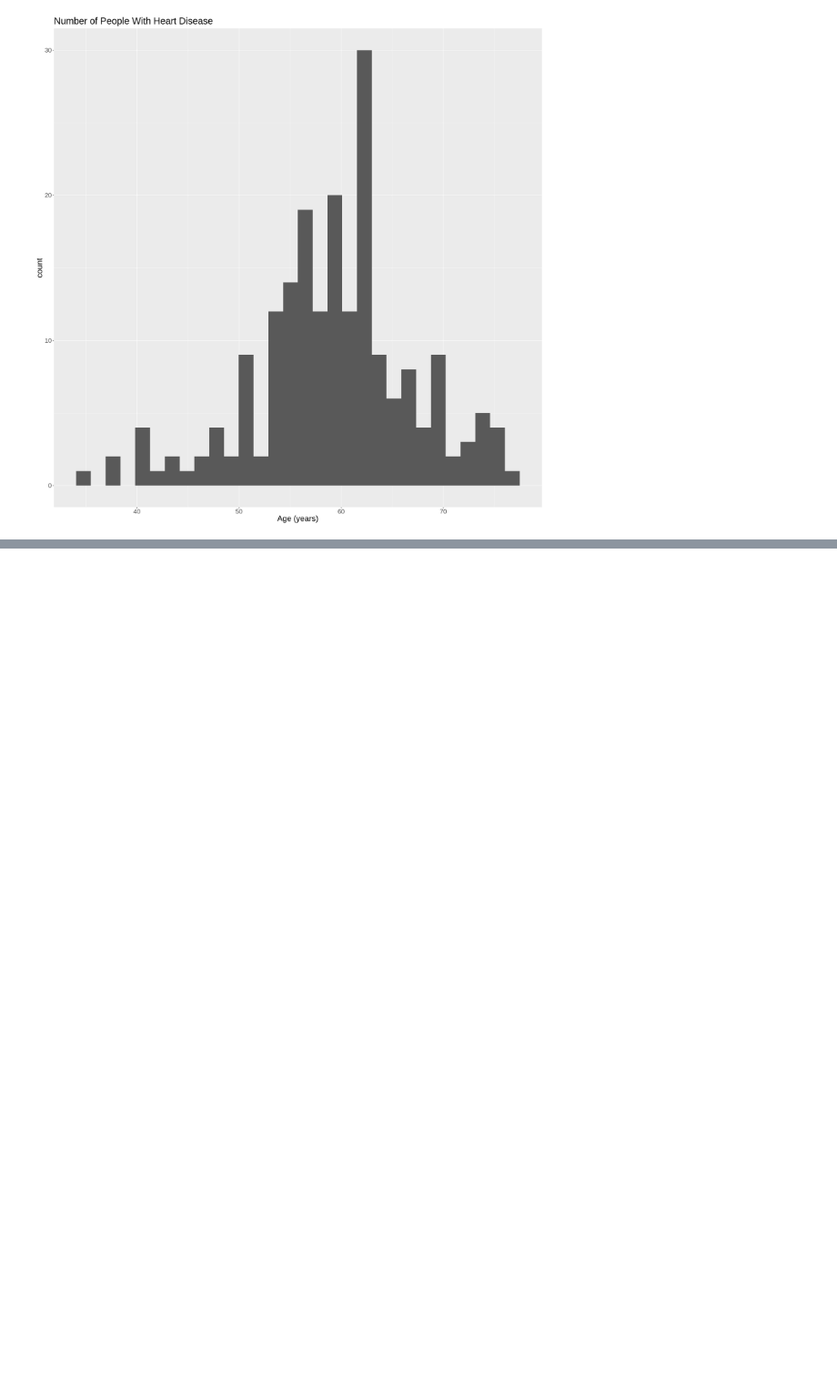
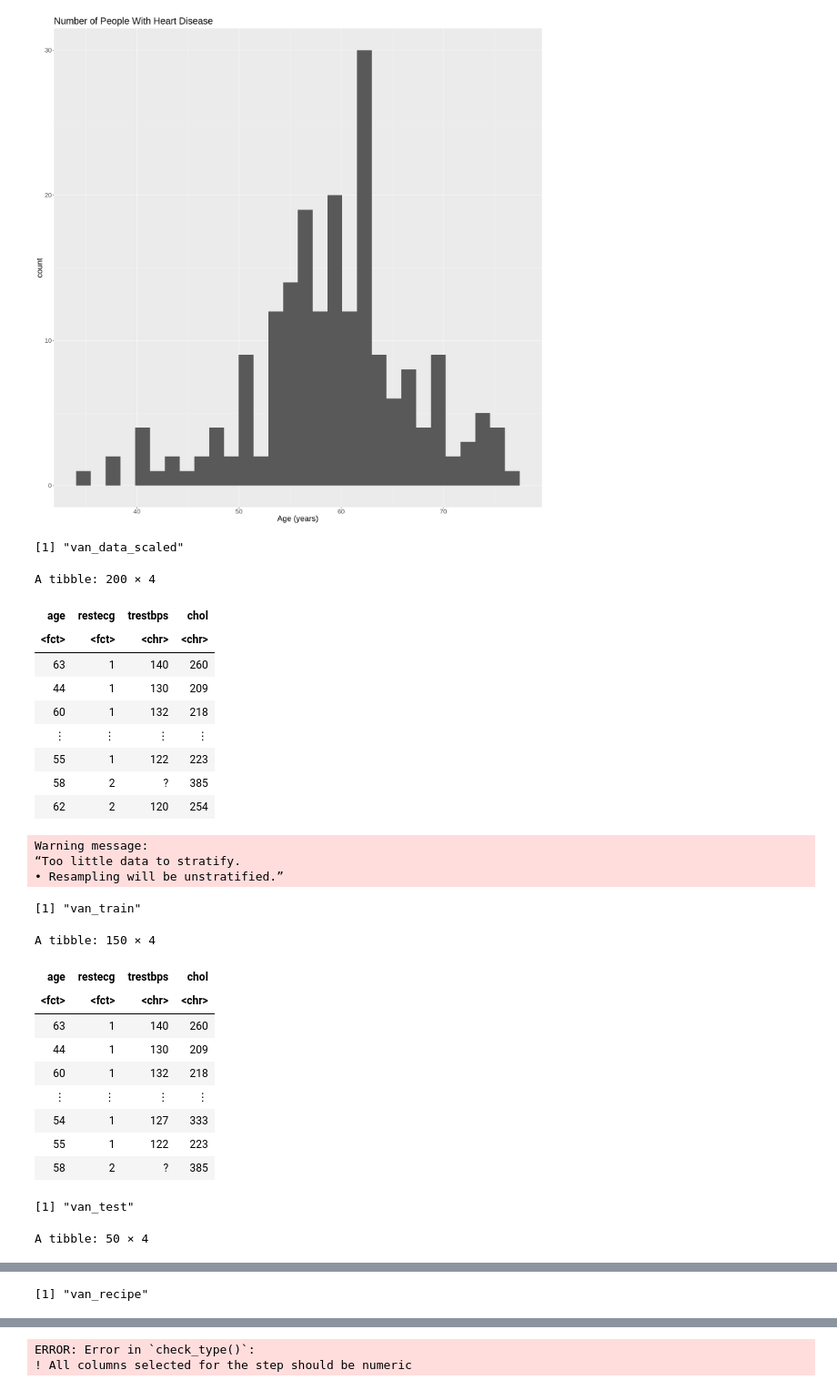
Before and after one commit to klydestad/group_153_project, a Jupyter notebook: rough.proposal.work-Copy1.ipynb, the cells around one changed output, grey strips where cells are left out. Shown: that part at 91% size. Cells and saved outputs as stored; diff of their text form; code cells hidden in the pictures; blank space fills up the shorter version.

```diff
--- a/rough.proposal.work-Copy1.ipynb
+++ b/rough.proposal.work-Copy1.ipynb
@@ -96,0 +93,77 @@ van_plot_hist
+# %%
+# restecg, trestbps, chol
+
+van_data <- van_data %>%
+        mutate(age = as_factor(age))
+
+van_data_scaled <- van_data# %>%
+       # mutate(scaled_trestbps = scale(trestbps, center = TRUE),
+              # scaled_chol = scale(chol, center = TRUE))
+print("van_data_scaled")
+van_data_scaled
+
+van_split <- initial_split(van_data, prop = 0.75 , strata = age)
+van_train <- training(van_split)
+van_test <- testing(van_split)
+
+print("van_train")
+van_train
+print("van_test")
+van_test
+
+van_recipe <- recipe(age ~., data = van_train) |>
+    step_scale(all_predictors()) |>
+    step_center(all_predictors())
+
+print("van_recipe")
+van_recipe
+
+knn_spec <- nearest_neighbor(weight_func = "rectangular", neighbors = 5) %>%
+      set_engine("kknn") %>%
+      set_mode("classification")
+
+van_fit <- workflow() %>%
+         add_recipe(van_recipe) %>%
+         add_model(knn_spec) %>%
+         fit(data = van_train)
+
+van_test_predictions <- predict(van_fit , van_test) |>
+       bind_cols(van_test)
+
+print("van_test_predictions")
+van_test_predictions
+
+
+van_prediction_accuracy <- van_test_predictions |>
+         metrics(truth = age, estimate = .pred_class)
+
+print("van_prediction_accuracy")
+van_prediction_accuracy
+# %% [output]
+[1] "van_data_scaled"
+A tibble: 200 × 4
+| age | restecg | trestbps | chol |
+| <fct> | <fct> | <chr> | <chr> |
+| 63 | 1 | 140 | 260 |
+| 44 | 1 | 130 | 209 |
+| 60 | 1 | 132 | 218 |
+| ⋮ | ⋮ | ⋮ | ⋮ |
+| 55 | 1 | 122 | 223 |
+| 58 | 2 | ? | 385 |
+| 62 | 2 | 120 | 254 |
+Warning message:
+“Too little data to stratify.
+• Resampling will be unstratified.”
+[1] "van_train"
+A tibble: 150 × 4
+| age | restecg | trestbps | chol |
+| <fct> | <fct> | <chr> | <chr> |
+| 63 | 1 | 140 | 260 |
+| 44 | 1 | 130 | 209 |
+| 60 | 1 | 132 | 218 |
+| ⋮ | ⋮ | ⋮ | ⋮ |
+| 54 | 1 | 127 | 333 |
+| 55 | 1 | 122 | 223 |
+| 58 | 2 | ? | 385 |
+[1] "van_test"
+A tibble: 50 × 4
@@ -96,0 +179 @@ van_plot_hist
+[1] "van_recipe"
@@ -97 +192,3 @@ van_plot_hist
+ERROR: Error in `check_type()`:
+! All columns selected for the step should be numeric
 # %%
```
Also changed, not shown: parts of 4 cells of this notebook.
